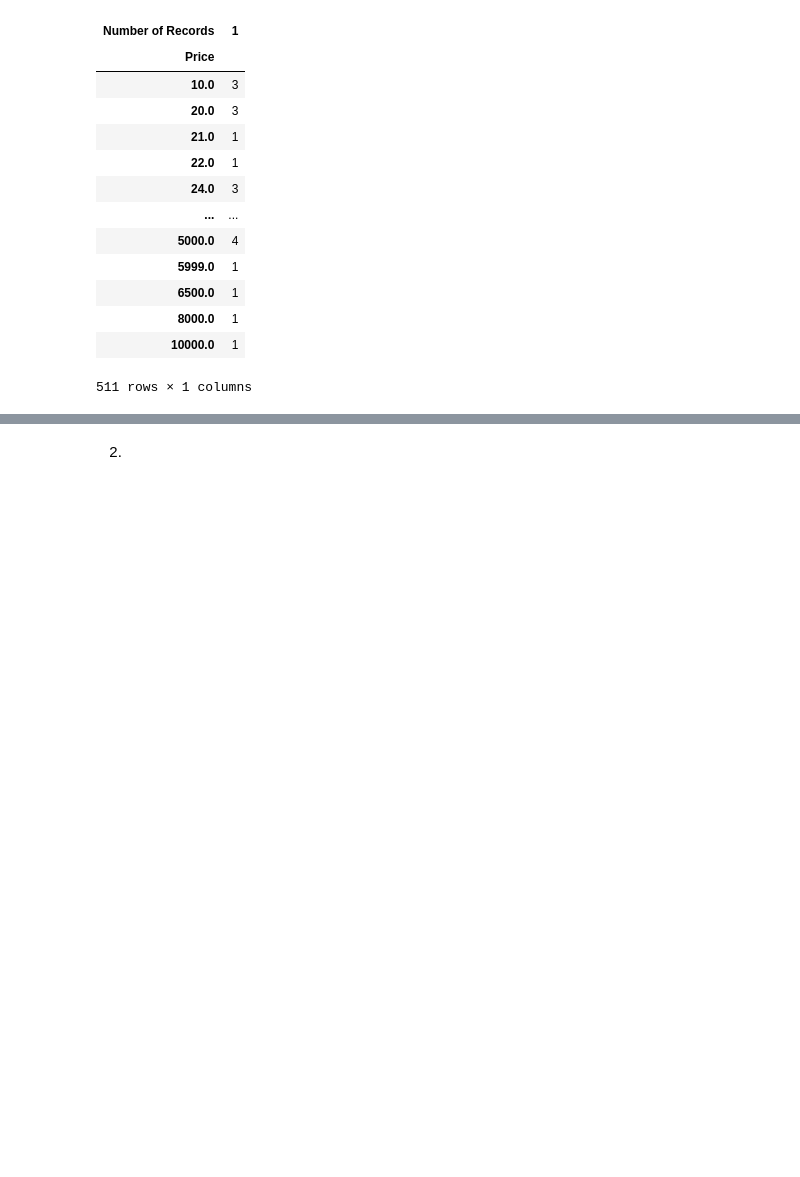
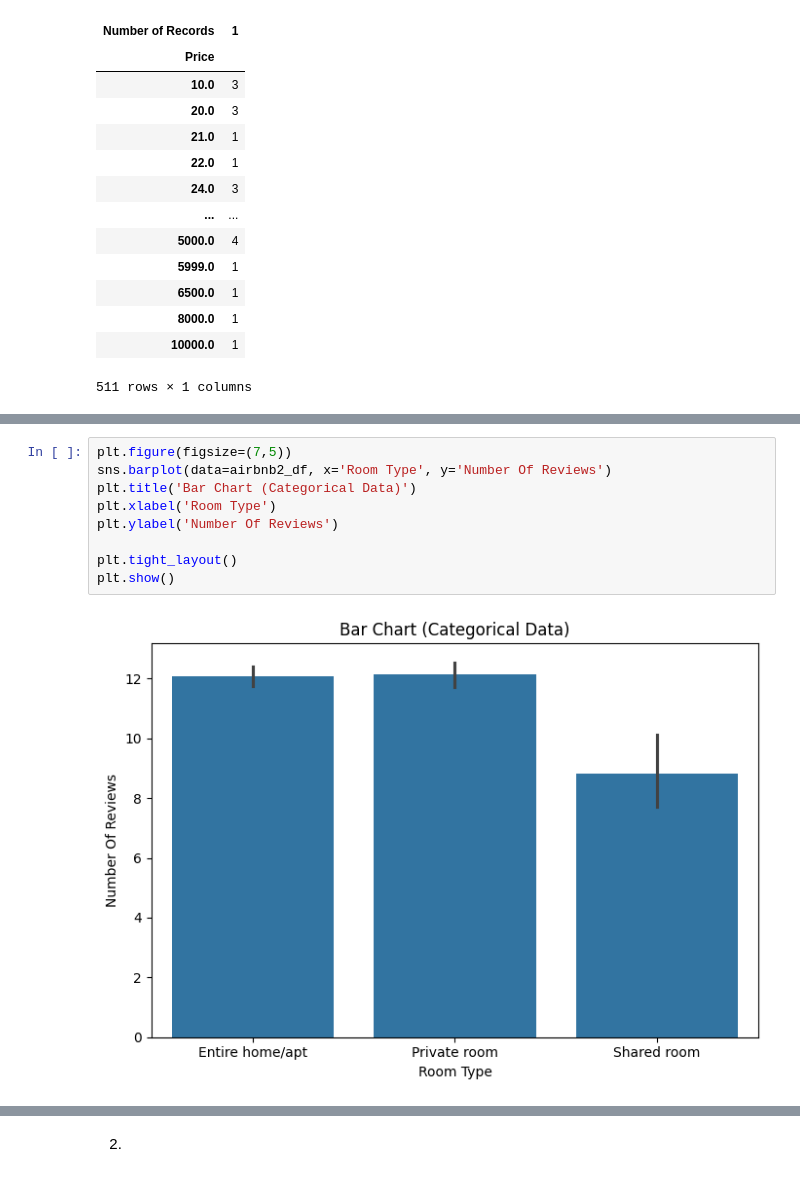
Before and after one commit to mchen899923/lab_hedonic_pricing, a Jupyter notebook: lab_notebook.ipynb, the cells around one changed output, grey strips where cells are left out. Drawn from its saved outputs; the diff is of its cells as text; blank space fills up the shorter version.

```diff
--- a/lab_notebook.ipynb
+++ b/lab_notebook.ipynb
@@ -159 +166,12 @@ pd.crosstab(airbnb2_df['Price'], airbnb2_df['Number of Records']) #Crosstab
+# %%
+plt.figure(figsize=(7,5))
+sns.barplot(data=airbnb2_df, x='Room Type', y='Number Of Reviews')
+plt.title('Bar Chart (Categorical Data)')
+plt.xlabel('Room Type')
+plt.ylabel('Number Of Reviews')
+
+plt.tight_layout()
+plt.show()
+# %% [output]
+[figure, added]
 # %%
```
Also changed, not shown: parts of 5 cells of this notebook.
